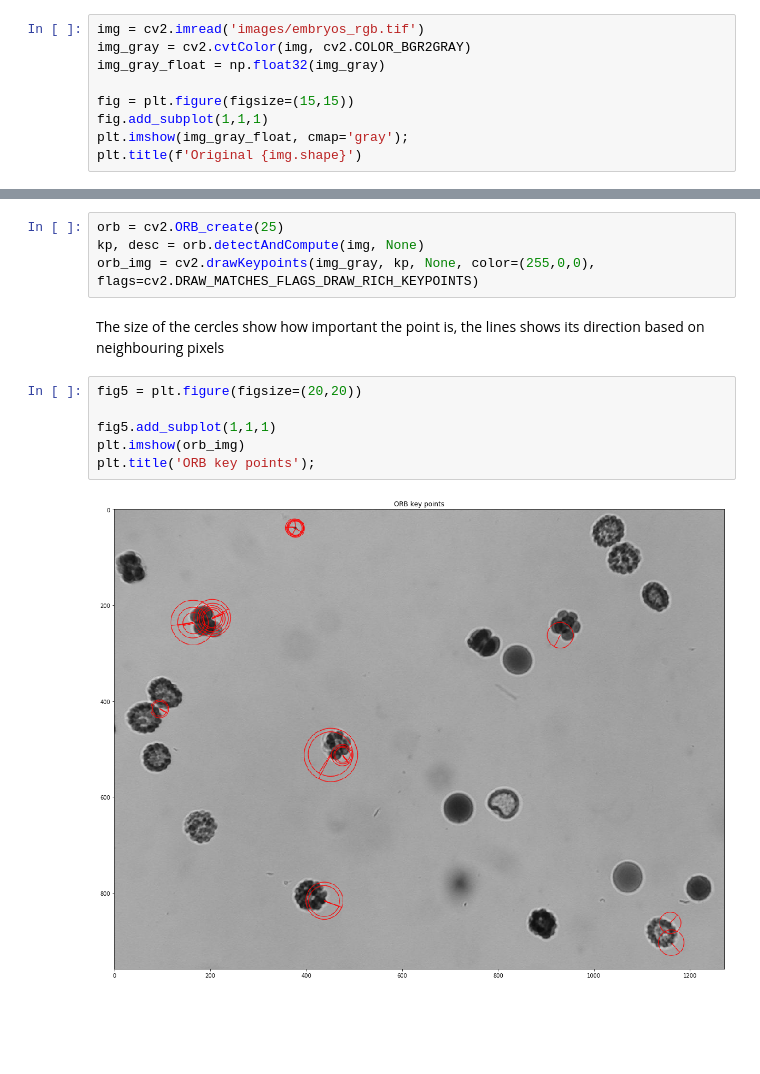
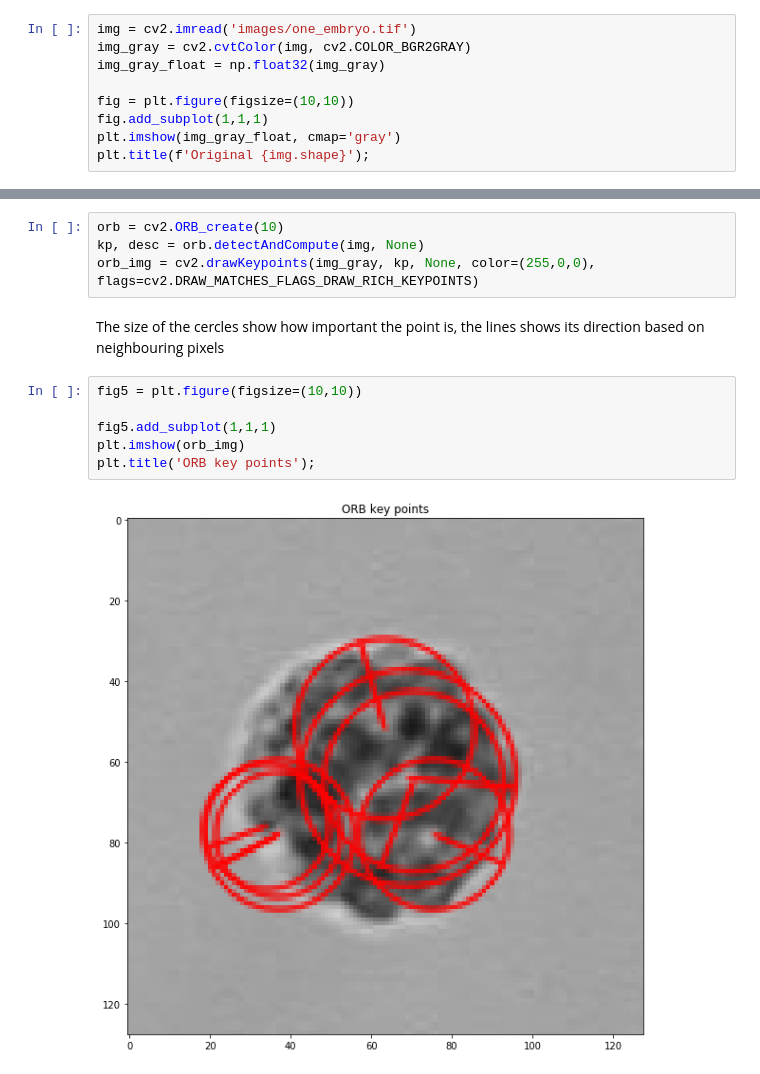
Before and after one commit to UniversalBuilder/Python-and-Microscopy, a Jupyter notebook: Features, detectors and descriptors in OpenCV.ipynb, the cells around one changed output, grey strips where cells are left out. Drawn from its saved outputs; the diff is of its cells as text; blank space fills up the shorter version.

```diff
--- a/Features, detectors and descriptors in OpenCV.ipynb
+++ b/Features, detectors and descriptors in OpenCV.ipynb
@@ -7,12 +7,12 @@ import matplotlib.pyplot as plt
 # %% [markdown]
 ### Get an image and convert it to grayscale 32-bit float
 # %%
-img = cv2.imread('images/embryos_rgb.tif')
+img = cv2.imread('images/one_embryo.tif')
 img_gray = cv2.cvtColor(img, cv2.COLOR_BGR2GRAY)
 img_gray_float = np.float32(img_gray)
 
-fig = plt.figure(figsize=(15,15))
+fig = plt.figure(figsize=(10,10))
 fig.add_subplot(1,1,1)
-plt.imshow(img_gray_float, cmap='gray');
-plt.title(f'Original {img.shape}')
+plt.imshow(img_gray_float, cmap='gray')
+plt.title(f'Original {img.shape}');
 # %% [output]
@@ -81,16 +80,16 @@ https://opencv-python-tutroals.readthedocs.io/en/latest/py_tutorials/py_feature2
 
 https://opencv-python-tutroals.readthedocs.io/en/latest/py_tutorials/py_feature2d/py_orb/py_orb.html
 # %%
-orb = cv2.ORB_create(25)
+orb = cv2.ORB_create(10)
 kp, desc = orb.detectAndCompute(img, None)
 orb_img = cv2.drawKeypoints(img_gray, kp, None, color=(255,0,0), flags=cv2.DRAW_MATCHES_FLAGS_DRAW_RICH_KEYPOINTS)
 # %% [markdown]
 The size of the cercles show how important the point is, the lines shows its direction based on neighbouring pixels
 # %%
-fig5 = plt.figure(figsize=(20,20))
+fig5 = plt.figure(figsize=(10,10))
 
 fig5.add_subplot(1,1,1)
 plt.imshow(orb_img)
 plt.title('ORB key points');
 # %% [output]
-[figure, old version]
+[figure, new version]
```
Also changed, not shown: parts of 3 cells of this notebook, 1 other file.
